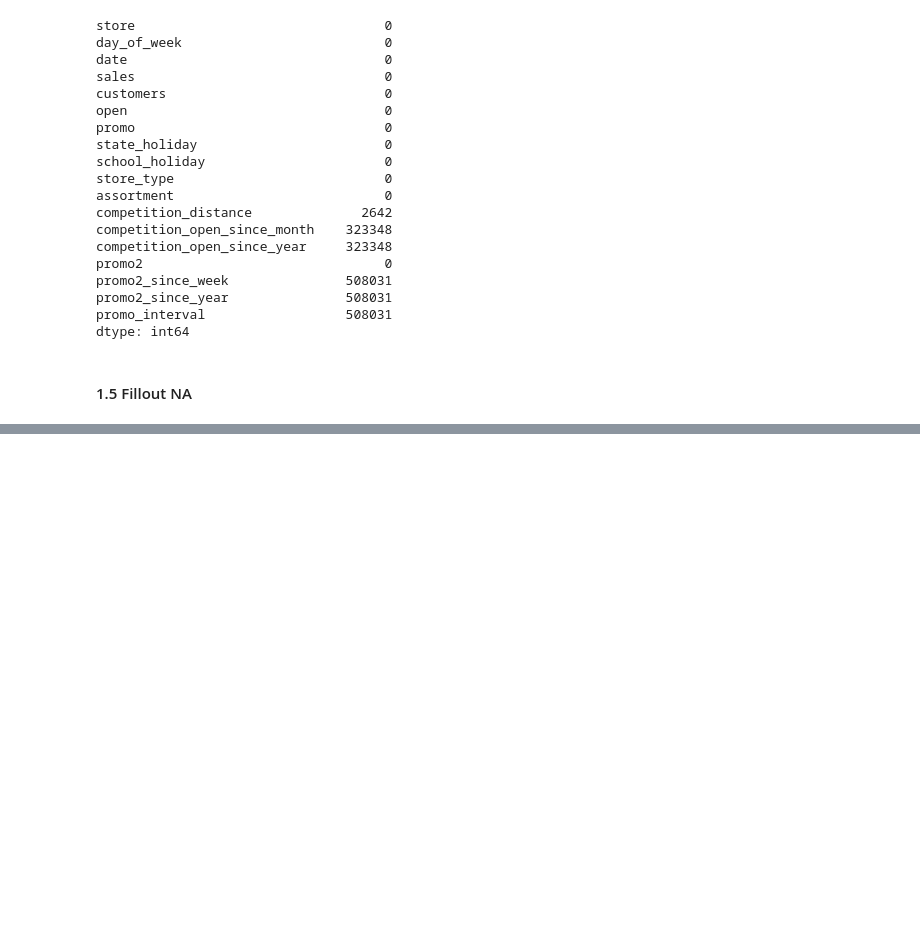
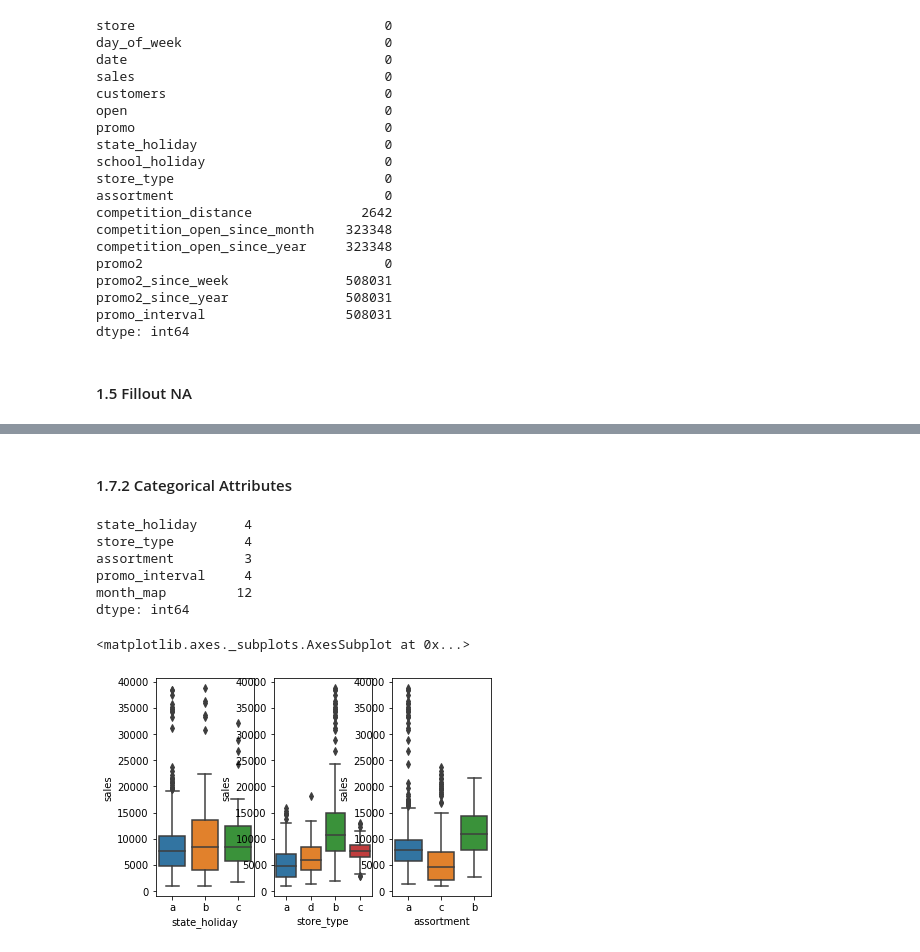
Before and after one commit to Ivan-Bertaci/ds_em_producao, a Jupyter notebook: m02_v01_store_sales_prediction.ipynb, the cells around one changed output, grey strips where cells are left out. Drawn from its saved outputs; the diff is of its cells as text; code cells hidden in the pictures; blank space fills up the shorter version.

Commit message:
add filtragem features 3.0

```diff
--- a/m02_v01_store_sales_prediction.ipynb
+++ b/m02_v01_store_sales_prediction.ipynb
@@ -174,0 +162,5 @@ df1.sample(20).T
+# %%
+df1['competition_open_since_month'] = df1['competition_open_since_month'].astype(int)
+df1['competition_open_since_year'] = df1['competition_open_since_year'].astype(int)
+df1['promo2_since_week'] = df1['promo2_since_week'].astype(int)
+df1['promo2_since_year'] = df1['promo2_since_year'].astype(int)
@@ -174,0 +229,29 @@ df1.sample(20).T
+# %% [markdown]
+#### 1.7.2 Categorical Attributes
+# %%
+# Consultar as colunas categóricas
+cat_attributes.apply(lambda x: x.unique().shape[0])
+# %% [output]
+state_holiday      4
+store_type         4
+assortment         3
+promo_interval     4
+month_map         12
+dtype: int64
+# %%
+# Filtra e limpa os dias sem vendas
+aux1 = df1[(df1['state_holiday'] != '0') & (df1['sales'] > 0)]
+
+# Cria os gráficos boxplot
+
+plt.subplot(1, 3, 1	)
+sns.boxplot(x='state_holiday', y='sales', data=aux1)
+
+plt.subplot(1, 3, 2	)
+sns.boxplot(x='store_type', y='sales', data=aux1)
+
+plt.subplot(1, 3, 3	)
+sns.boxplot(x='assortment', y='sales', data=aux1)
+# %% [output]
+<matplotlib.axes._subplots.AxesSubplot at 0x...>
+[figure, added]
```
Also changed, not shown: parts of 32 cells of this notebook.
